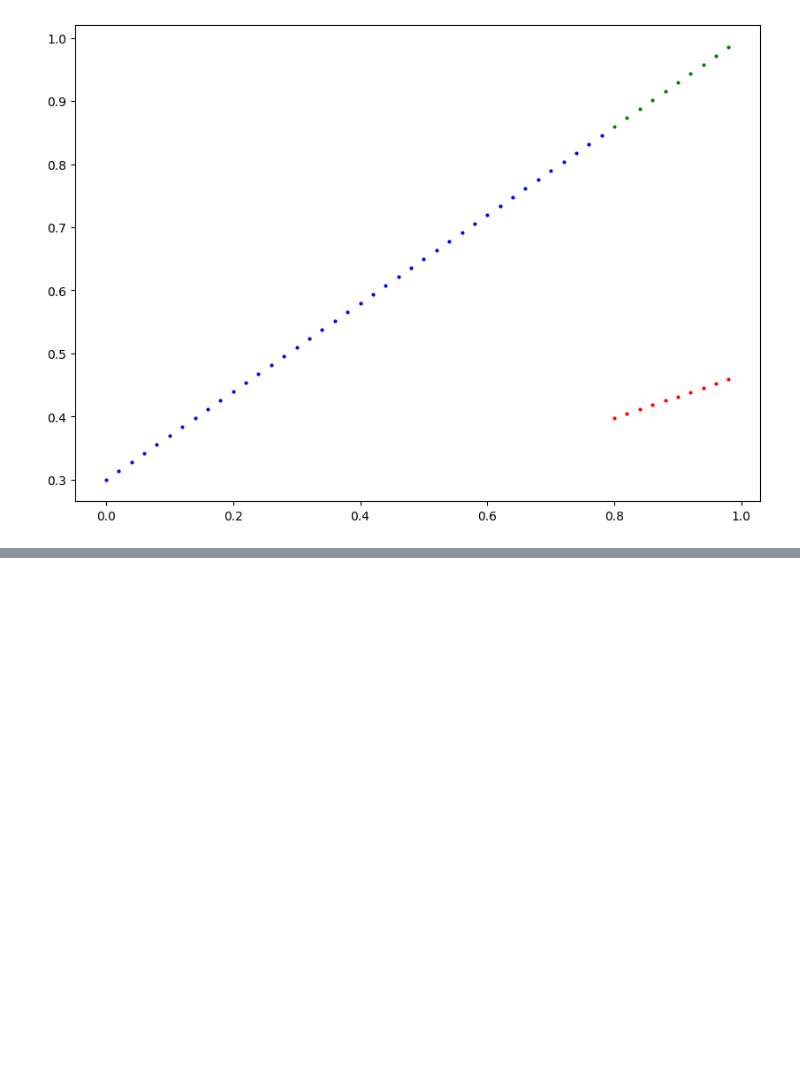
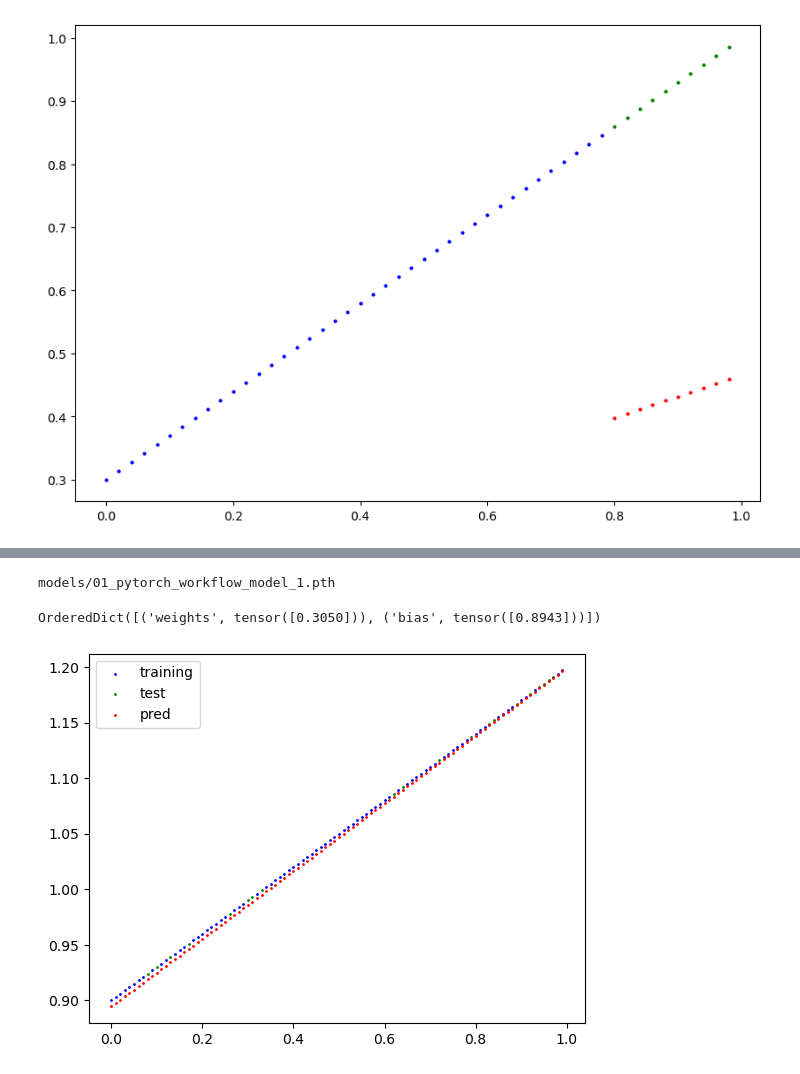
Before and after one commit to shrEkt101/chess, a Jupyter notebook: chess engine/pytorch experiments.ipynb, the cells around one changed output, grey strips where cells are left out. Drawn from its saved outputs; the diff is of its cells as text; code cells hidden in the pictures; blank space fills up the shorter version.

```diff
--- a/chess engine/pytorch experiments.ipynb
+++ b/chess engine/pytorch experiments.ipynb
@@ -225,0 +334,26 @@ OrderedDict([('weights', tensor([0.6990])), ('bias', tensor([0.3093]))])
+# %%
+from pathlib import Path
+MODEL_PATH = Path("models")
+MODEL_PATH.mkdir(parents=True, exist_ok=True)
+
+MODEL_NAME = "01_pytorch_workflow_model_1.pth"
+MODEL_SAVE_PATH = MODEL_PATH/MODEL_NAME
+print(MODEL_SAVE_PATH)
+
+torch.save(obj=model.state_dict(), f=MODEL_SAVE_PATH)
+# %% [output]
+models/01_pytorch_workflow_model_1.pth
+# %%
+new_model = test_model()
+new_model.load_state_dict(torch.load(MODEL_SAVE_PATH))
+
+print(new_model.state_dict())
+# %% [output]
+OrderedDict([('weights', tensor([0.3050])), ('bias', tensor([0.8943]))])
+# %%
+with torch.inference_mode():
+    new_pred = new_model(X)
+
+plot(X_train,y_train,X_test, y_test, new_pred)
+# %% [output]
+[figure, added]
```
Also changed, not shown: parts of 13 cells of this notebook, 2 other files.
